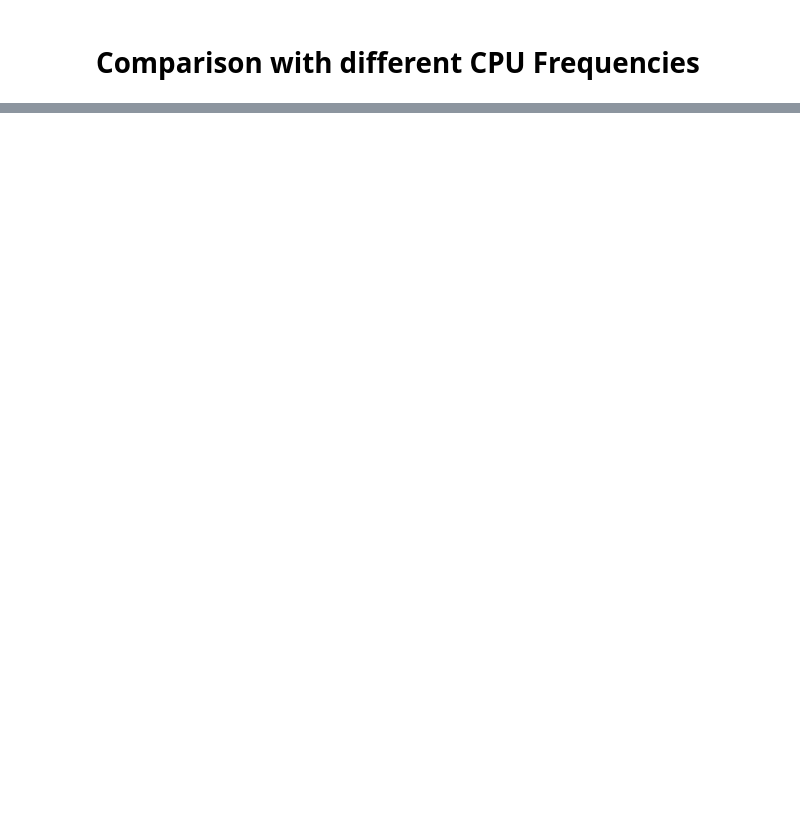
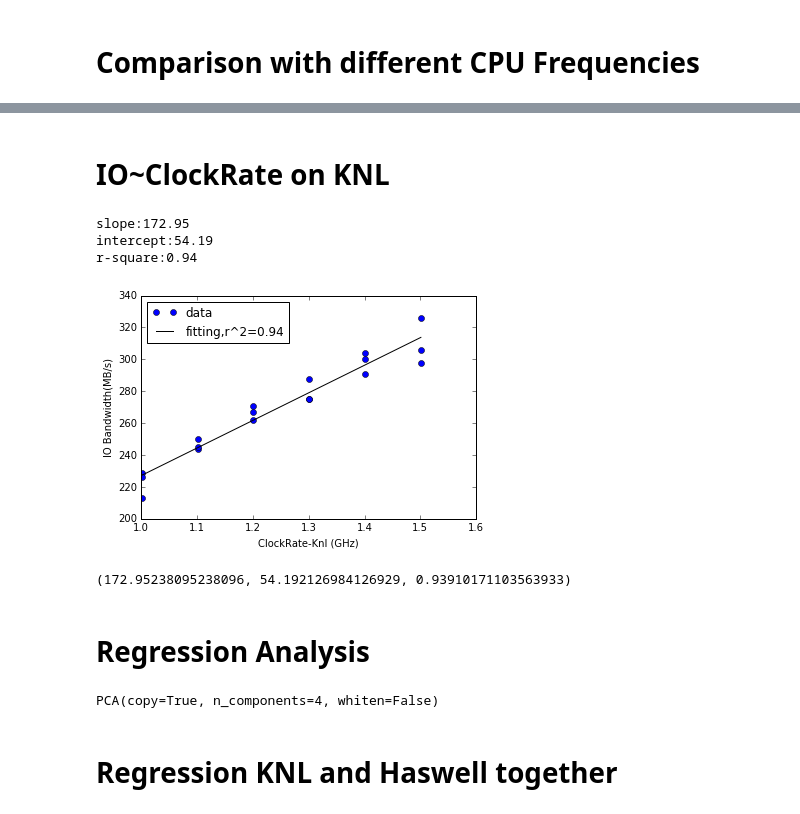
Before and after one commit to NERSC/heterogeneous-IO, a Jupyter notebook: cpu/plot/hio.ipynb, the cells around one changed output, grey strips where cells are left out. Drawn from its saved outputs; the diff is of its cells as text; code cells hidden in the pictures; blank space fills up the shorter version.

```diff
--- a/cpu/plot/hio.ipynb
+++ b/cpu/plot/hio.ipynb
@@ -31,0 +124,10 @@ has_cpu1 =[i/1000000 for i in has_cpu1]
+# %% [markdown]
+# IO~ClockRate on KNL
+# %%
+plt_fit(df_knl['ClockRate'],df_knl['io'],'ClockRate-Knl (GHz)','IO Bandwidth(MB/s)')
+# %% [output]
+slope:172.95
+intercept:54.19
+r-square:0.94
+[figure, added]
+(172.95238095238096, 54.192126984126929, 0.93910171103563933)
@@ -31,0 +183,12 @@ has_cpu1 =[i/1000000 for i in has_cpu1]
+# %% [markdown]
+# Regression Analysis
+# %%
+#df_hasknl
+from sklearn.decomposition import PCA
+pca =PCA(n_components=4)
+pca.fit(df_hasknl)
+#IPC + cpu-mig(K/sec) + pageft(K/sec) + ClockRate(Ghz) + branch(M/sec) + branchmis(%)
+# %% [output]
+PCA(copy=True, n_components=4, whiten=False)
+# %% [markdown]
+# Regression KNL and Haswell together
```
Also changed, not shown: parts of 25 cells of this notebook, 3 other files.
